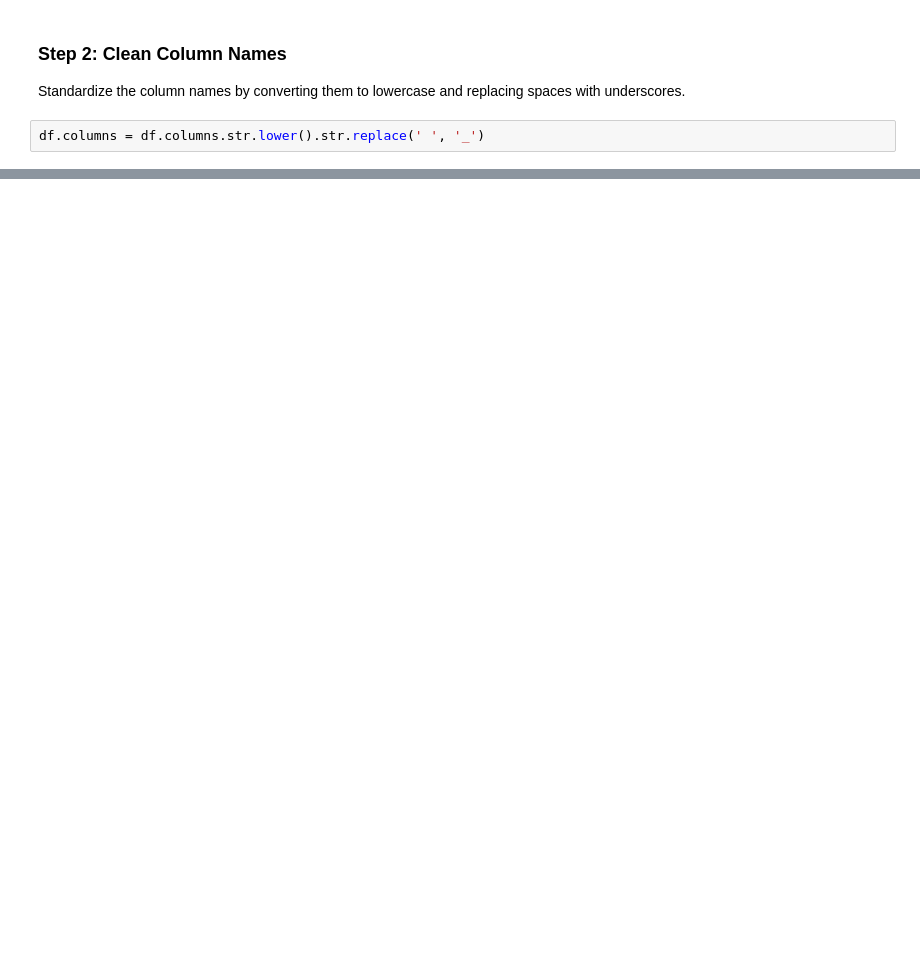
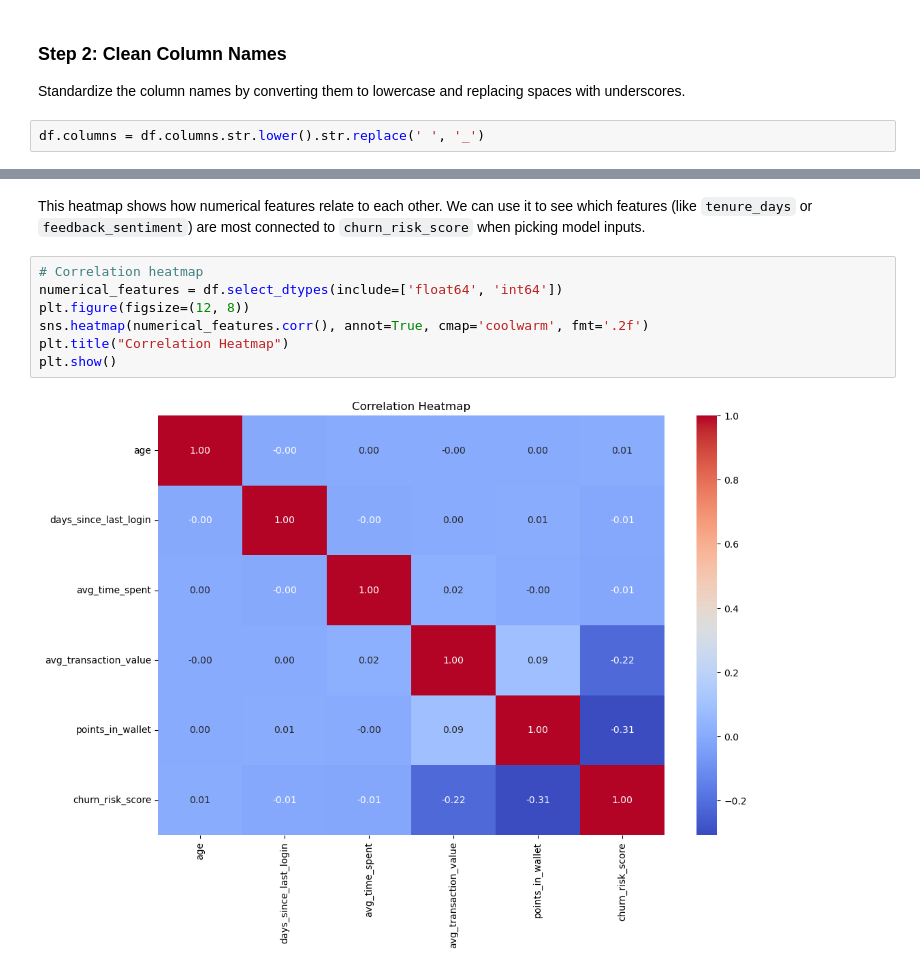
Before and after one commit to wambuikariuki/Capstone_Phase5_group9, a Jupyter notebook: Notebook.ipynb, the cells around one changed output, grey strips where cells are left out. Drawn from its saved outputs; the diff is of its cells as text; blank space fills up the shorter version.

```diff
--- a/Notebook.ipynb
+++ b/Notebook.ipynb
@@ -64,0 +122,11 @@ df.columns = df.columns.str.lower().str.replace(' ', '_')
+# %% [markdown]
+This heatmap shows how numerical features relate to each other. We can use it to see which features (like `tenure_days` or `feedback_sentiment`) are most connected to `churn_risk_score` when picking model inputs.
+# %%
+# Correlation heatmap
+numerical_features = df.select_dtypes(include=['float64', 'int64'])
+plt.figure(figsize=(12, 8))
+sns.heatmap(numerical_features.corr(), annot=True, cmap='coolwarm', fmt='.2f')
+plt.title("Correlation Heatmap")
+plt.show()
+# %% [output]
+[figure, added]
```
Also changed, not shown: parts of 32 cells of this notebook.
